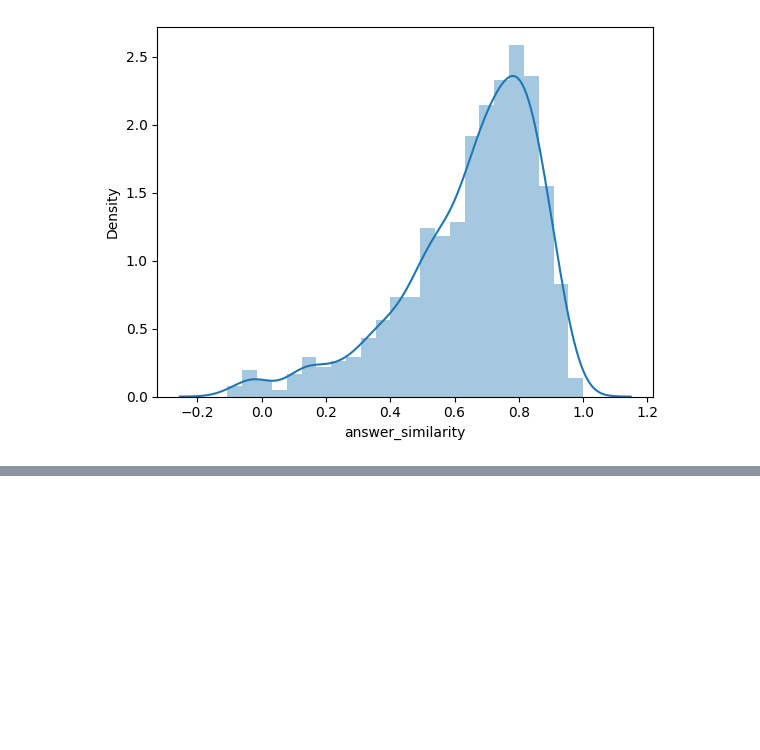
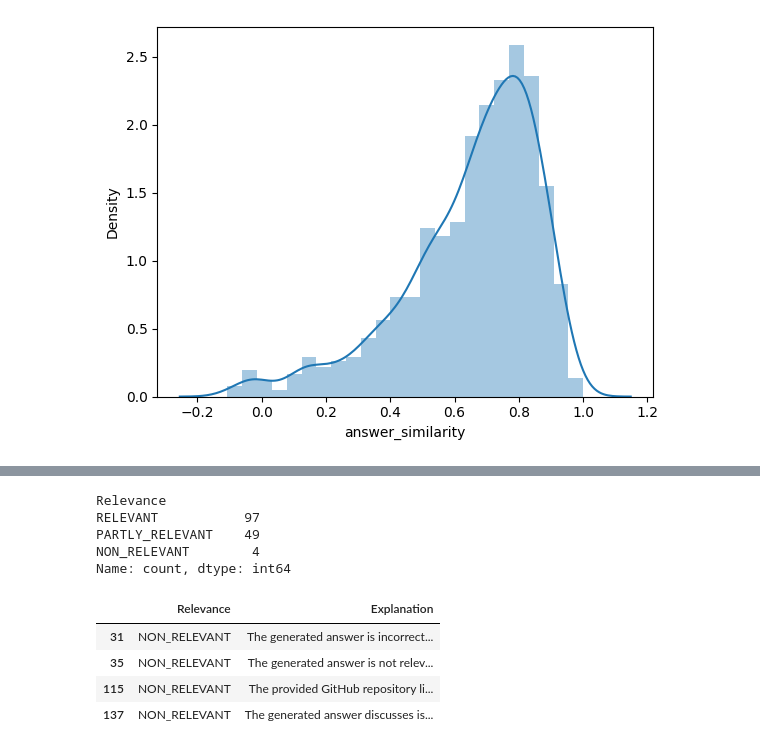
Before and after one commit to programmer-ke/faq-rag, a Jupyter notebook: offline_rag_eval.ipynb, the cells around one changed output, grey strips where cells are left out. Cells and saved outputs as stored; diff of their text form; code cells hidden in the pictures; blank space fills up the shorter version.

```diff
--- a/offline_rag_eval.ipynb
+++ b/offline_rag_eval.ipynb
@@ -417,0 +682,16 @@ https://gist.github.com/mwaskom/de44147ed2974457ad6372750bbe5751
+# %%
+df_evaluations2.Relevance.value_counts()
+# %% [output]
+Relevance
+RELEVANT           97
+PARTLY_RELEVANT    49
+NON_RELEVANT        4
+Name: count, dtype: int64
+# %%
+df_evaluations2[df_evaluations2.Relevance == 'NON_RELEVANT']
+# %% [output]
+|  | Relevance | Explanation |
+| 31 | NON_RELEVANT | The generated answer is incorrect... |
+| 35 | NON_RELEVANT | The generated answer is not relev... |
+| 115 | NON_RELEVANT | The provided GitHub repository li... |
+| 137 | NON_RELEVANT | The generated answer discusses is... |
```
Also changed, not shown: parts of 35 cells of this notebook.
